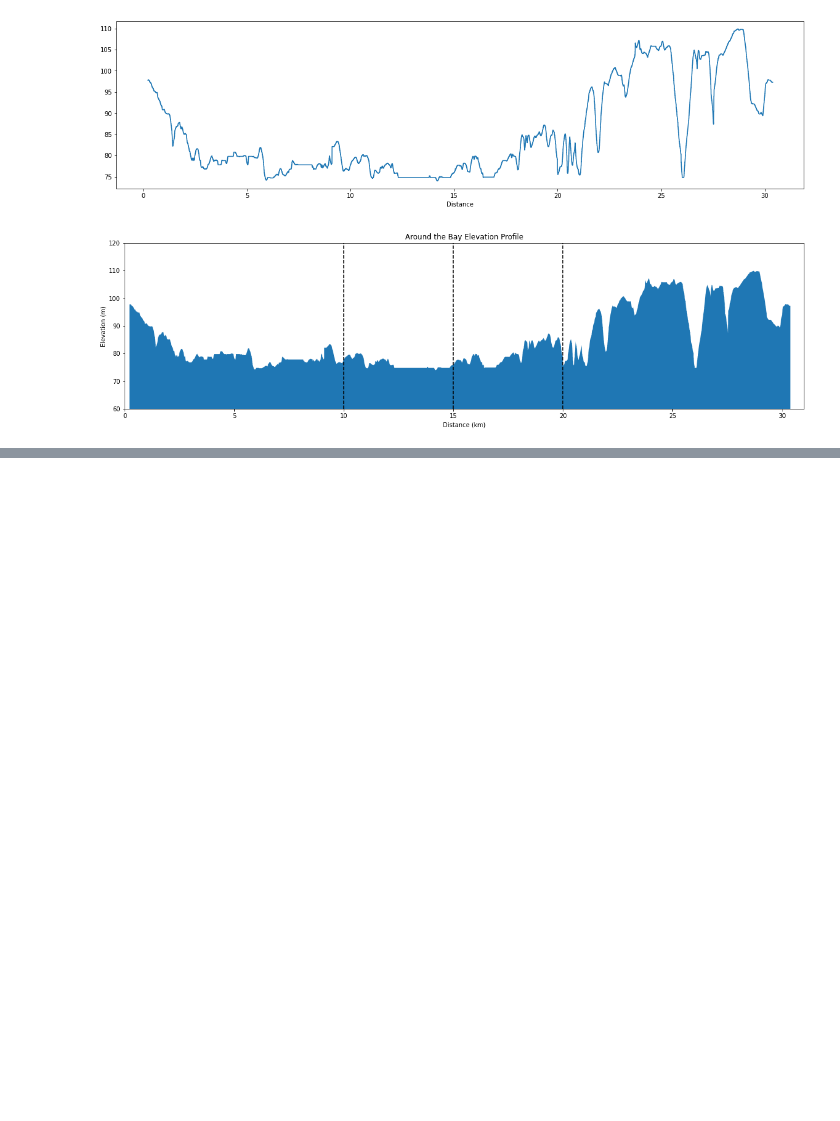
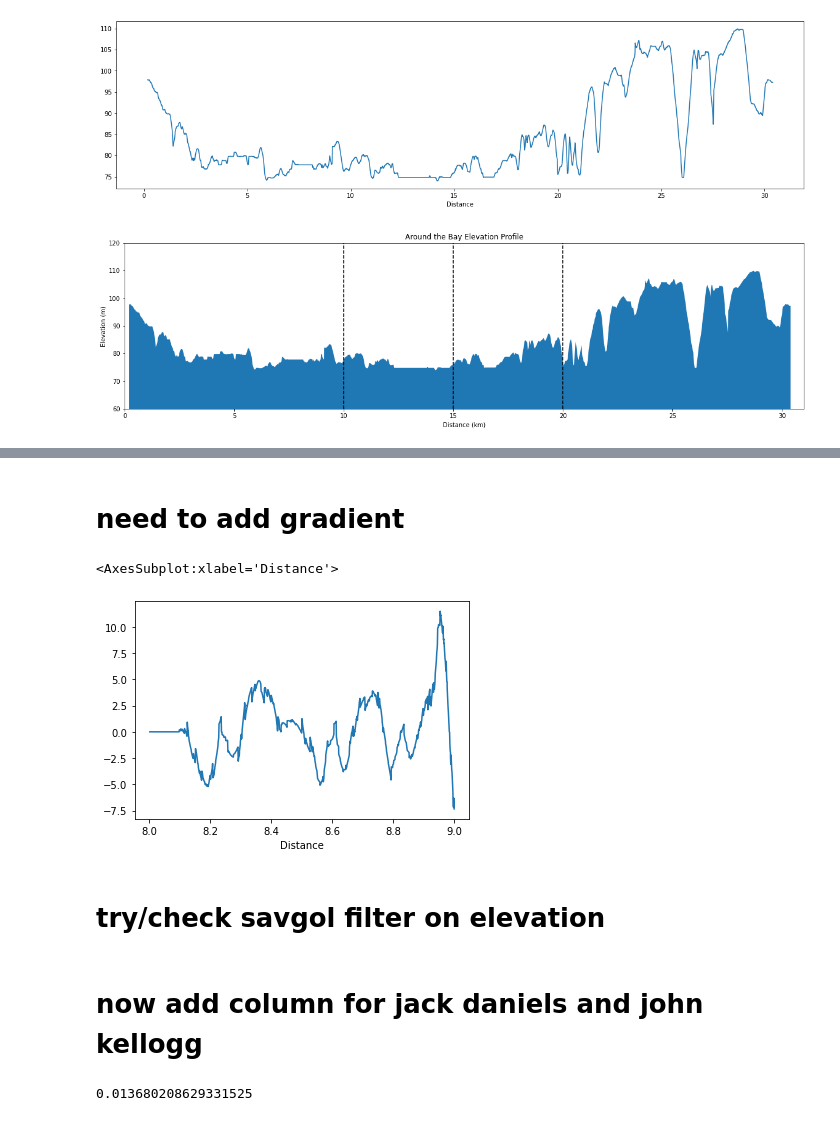
Before and after one commit to thereiswaldo/XCCourseAnalysis, a Jupyter notebook: ATB Course.ipynb, the cells around one changed output, grey strips where cells are left out. Cells and saved outputs as stored; diff of their text form; code cells hidden in the pictures; blank space fills up the shorter version.

```diff
--- a/ATB Course.ipynb
+++ b/ATB Course.ipynb
@@ -69,0 +162,11 @@ df.head()
+# %% [markdown]
+# need to add gradient
+# %%
+df['Gradient'].loc[(df.index<9) & (df.index>8)].plot()
+# %% [output]
+<AxesSubplot:xlabel='Distance'>
+[figure, added]
+# %% [markdown]
+# try/check savgol filter on elevation
+# %% [markdown]
+# now add column for jack daniels and john kellogg
@@ -69,0 +175,4 @@ df.head()
+# %%
+(12/1.609)*(df.index[1]-df.index[0])*df['Gradient'].iloc[1] # jd
+# %% [output]
+0.013680208629331525
```
Also changed, not shown: parts of 13 cells of this notebook, 2 other files.
